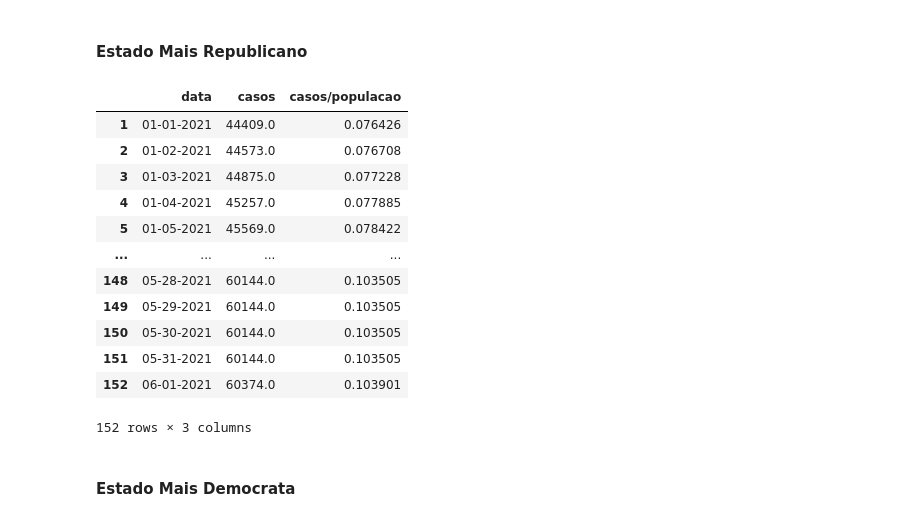
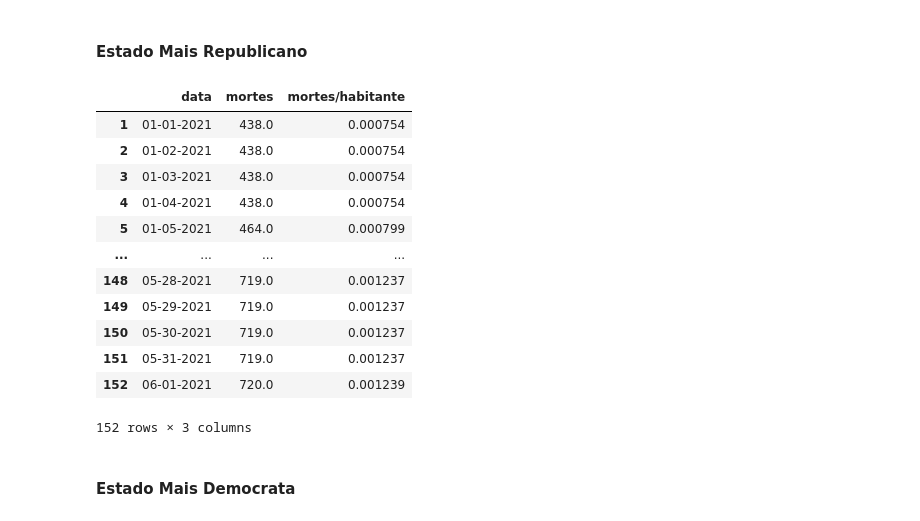
Before and after one commit to JoaoVictor-HM/TFG-Ciencia-de-Dados, a Jupyter notebook: dados_eua.ipynb, the cells around one changed output. Cells and saved outputs as stored; diff of their text form; code cells hidden in the pictures.

Commit message:
analise mortes dem/rep

```diff
--- a/dados_eua.ipynb
+++ b/dados_eua.ipynb
@@ -375,36 +375,55 @@ dem_df.plot(x='date', y='vac/populacao', color='red', label='Democrata',  xlabel
 # %%
 casos_rep = casos_df.loc[casos_df['Nome'] == 'Wyoming']
 populacao_wy = int(merge_final.Populacao.loc[merge_final.Sigla == 'WY'])
-datas = []
+datas_casos = []
 for col in casos_rep.columns:
-    datas.append(col)
+    datas_casos.append(col)
 casos = casos_rep.iloc[0,1:].tolist()
 
 casos_pop = []
 for caso in casos:
     casos_pop.append(caso/populacao_wy)
 
 casos_rep_analise = pd.DataFrame()
-casos_rep_analise['data'] = pd.Series(datas)
+casos_rep_analise['data'] = pd.Series(datas_casos)
 casos_rep_analise['casos'] = pd.Series(casos)
-casos_rep_analise['casos/populacao'] = pd.Series(casos_pop)
+casos_rep_analise['casos/habitante'] = pd.Series(casos_pop)
 casos_rep_analise['casos'] = casos_rep_analise.casos.shift(1)
-casos_rep_analise['casos/populacao'] = casos_rep_analise['casos/populacao'].shift(1)
+casos_rep_analise['casos/habitante'] = casos_rep_analise['casos/habitante'].shift(1)
 casos_rep_analise = casos_rep_analise.iloc[1:,:]
-casos_rep_analise.head(160)
+
+mortes_rep = mortes_df.loc[mortes_df['Nome'] == 'Wyoming']
+
+datas_mortes = []
+for col in mortes_rep.columns:
+    datas_mortes.append(col)
+mortes = mortes_rep.iloc[0,1:].tolist()
+
+mortes_pop = []
+for morte in mortes:
+    mortes_pop.append(morte/populacao_wy)
+
+mortes_rep_analise = pd.DataFrame()
+mortes_rep_analise['data'] = pd.Series(datas_mortes)
+mortes_rep_analise['mortes'] = pd.Series(mortes)
+mortes_rep_analise['mortes/habitante'] = pd.Series(mortes_pop)
+mortes_rep_analise['mortes'] = mortes_rep_analise.mortes.shift(1)
+mortes_rep_analise['mortes/habitante'] = mortes_rep_analise['mortes/habitante'].shift(1)
+mortes_rep_analise = mortes_rep_analise.iloc[1:,:]
+mortes_rep_analise.head(160)
 # %% [output]
-|  | data | casos | casos/populacao |
-| 1 | 01-01-2021 | 44409.0 | 0.076426 |
-| 2 | 01-02-2021 | 44573.0 | 0.076708 |
-| 3 | 01-03-2021 | 44875.0 | 0.077228 |
-| 4 | 01-04-2021 | 45257.0 | 0.077885 |
-| 5 | 01-05-2021 | 45569.0 | 0.078422 |
+|  | data | mortes | mortes/habitante |
+| 1 | 01-01-2021 | 438.0 | 0.000754 |
+| 2 | 01-02-2021 | 438.0 | 0.000754 |
+| 3 | 01-03-2021 | 438.0 | 0.000754 |
+| 4 | 01-04-2021 | 438.0 | 0.000754 |
+| 5 | 01-05-2021 | 464.0 | 0.000799 |
 | ... | ... | ... | ... |
-| 148 | 05-28-2021 | 60144.0 | 0.103505 |
-| 149 | 05-29-2021 | 60144.0 | 0.103505 |
-| 150 | 05-30-2021 | 60144.0 | 0.103505 |
-| 151 | 05-31-2021 | 60144.0 | 0.103505 |
-| 152 | 06-01-2021 | 60374.0 | 0.103901 |
+| 148 | 05-28-2021 | 719.0 | 0.001237 |
+| 149 | 05-29-2021 | 719.0 | 0.001237 |
+| 150 | 05-30-2021 | 719.0 | 0.001237 |
+| 151 | 05-31-2021 | 719.0 | 0.001237 |
+| 152 | 06-01-2021 | 720.0 | 0.001239 |
 152 rows × 3 columns
 # %% [markdown]
 #### Estado Mais Democrata
```
Also changed, not shown: parts of 2 cells of this notebook.
